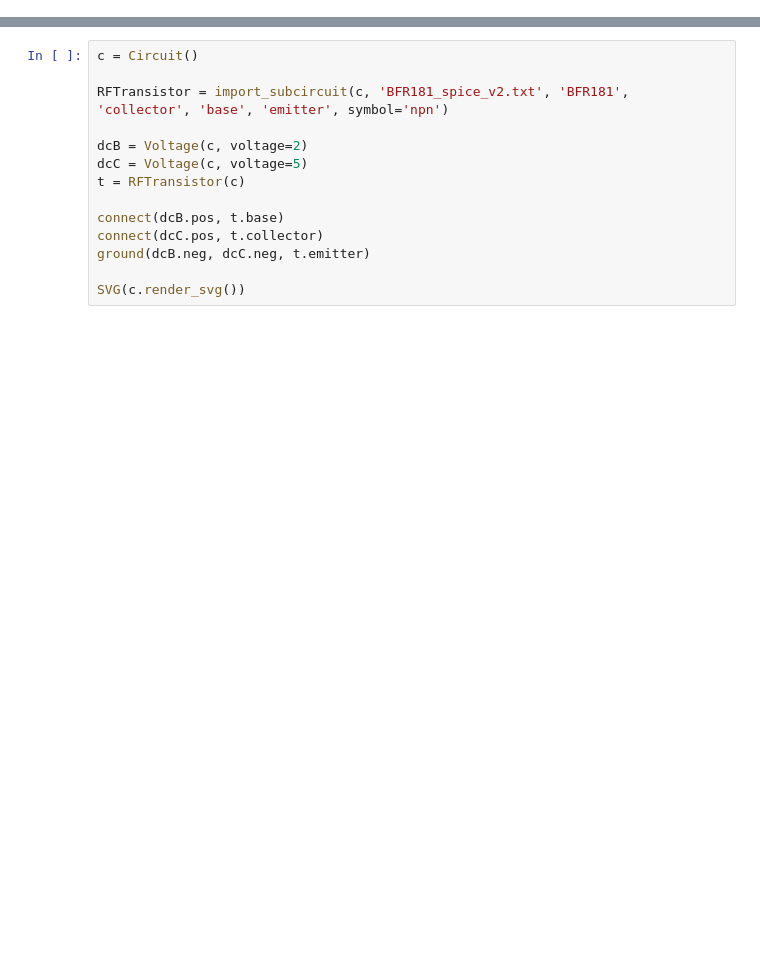
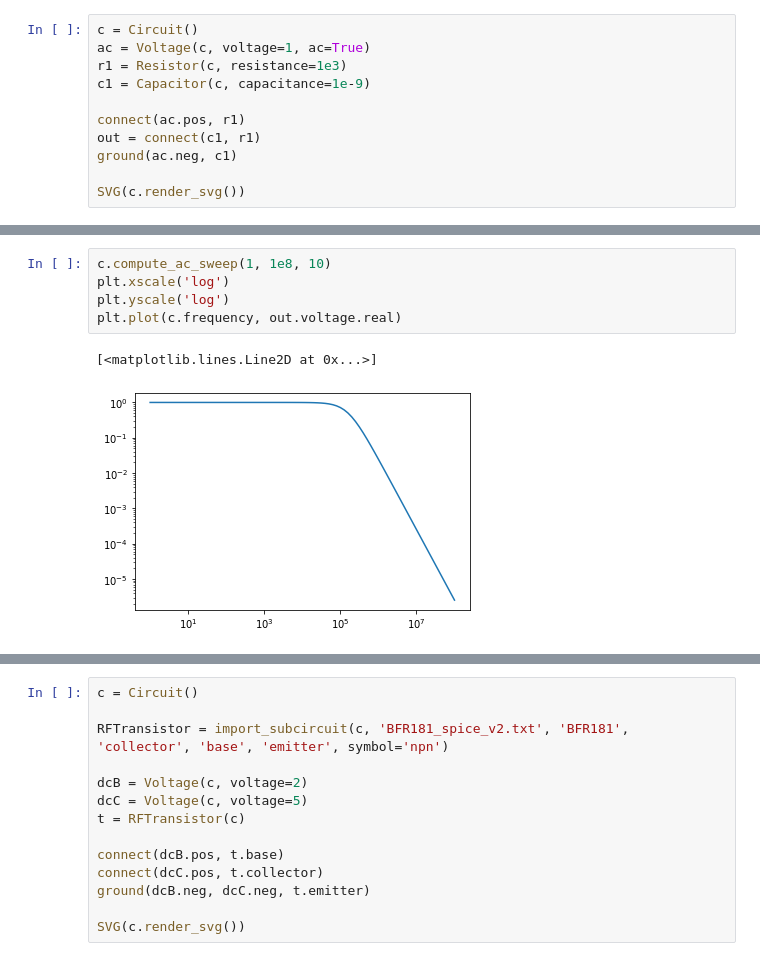
Before and after one commit to newhouseb/turmeric, a Jupyter notebook: basic_circuits.ipynb, the cells around one changed output, grey strips where cells are left out. Drawn from its saved outputs; the diff is of its cells as text; blank space fills up the shorter version.

```diff
--- a/basic_circuits.ipynb
+++ b/basic_circuits.ipynb
@@ -4,0 +6,11 @@ from matplotlib import pyplot as plt
+# %%
+c = Circuit()
+ac = Voltage(c, voltage=1, ac=True)
+r1 = Resistor(c, resistance=1e3)
+c1 = Capacitor(c, capacitance=1e-9)
+
+connect(ac.pos, r1)
+out = connect(c1, r1)
+ground(ac.neg, c1)
+
+SVG(c.render_svg())
@@ -4,0 +19,8 @@ from matplotlib import pyplot as plt
+# %%
+c.compute_ac_sweep(1, 1e8, 10)
+plt.xscale('log')
+plt.yscale('log')
+plt.plot(c.frequency, out.voltage.real)
+# %% [output]
+[<matplotlib.lines.Line2D at 0x...>]
+[figure, added]
```
Also changed, not shown: parts of 3 cells of this notebook, 1 other file.
